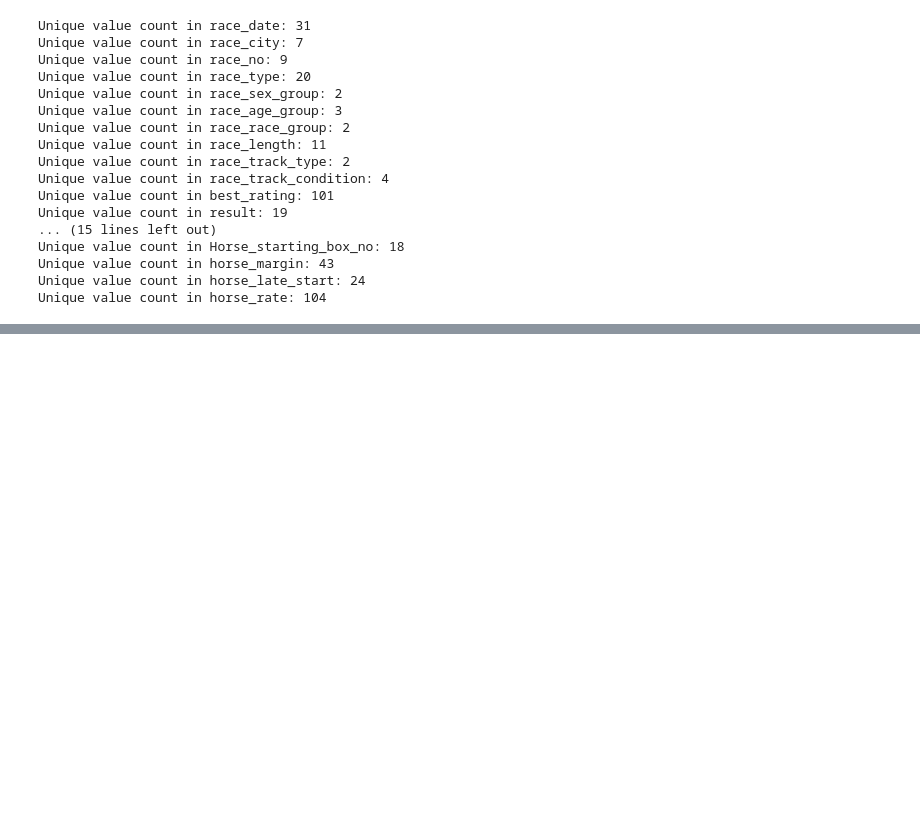
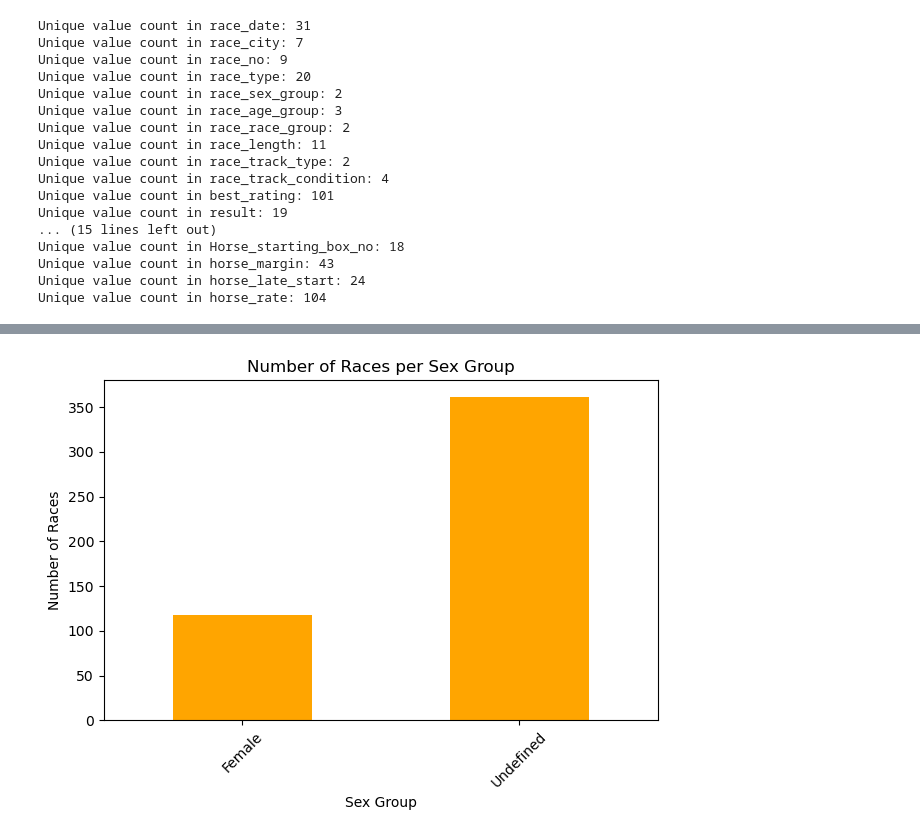
Before and after one commit to moonsunkey/Project-1, a Jupyter notebook: HorseRacing.ipynb, the cells around one changed output, grey strips where cells are left out. Saved outputs shown, nothing was run; the diff lists cells and outputs as text; code cells hidden in the pictures; blank space fills up the shorter version.

```diff
--- a/HorseRacing.ipynb
+++ b/HorseRacing.ipynb
@@ -85,0 +164,12 @@ Unique value count in horse_rate: 104
+# %%
+#Plot
+
+races_per_sex_group.plot(kind='bar', color='orange')
+plt.title('Number of Races per Sex Group')
+plt.xlabel('Sex Group')
+plt.ylabel('Number of Races')
+plt.xticks(rotation=45)
+plt.tight_layout()
+plt.show()
+# %% [output]
+[figure, added]
```
Also changed, not shown: parts of 9 cells of this notebook.
